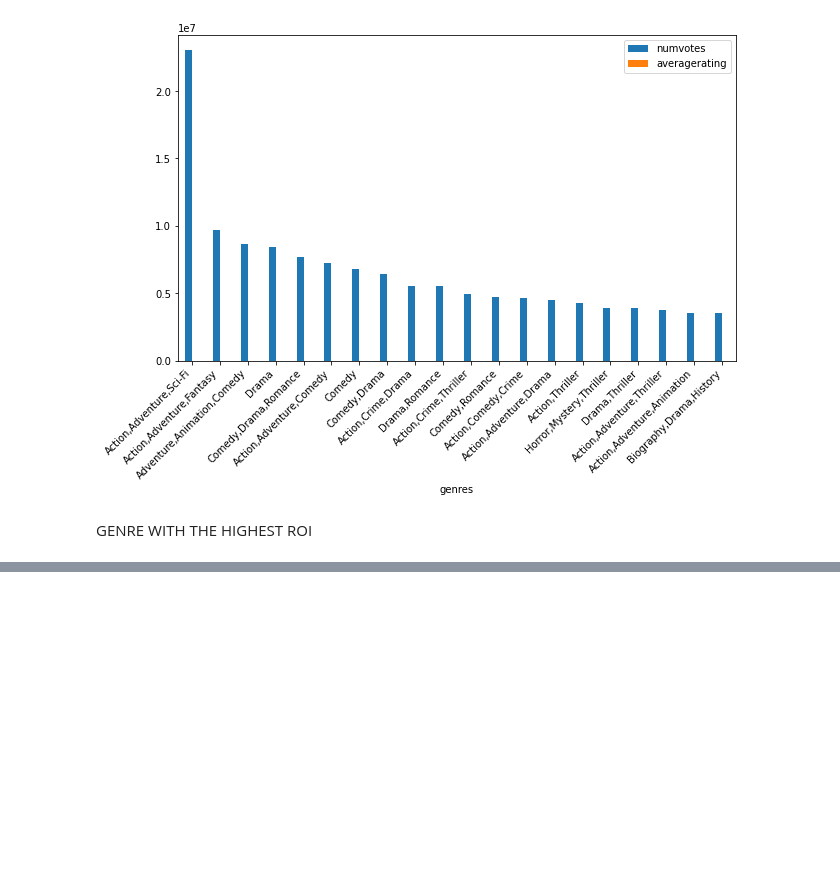
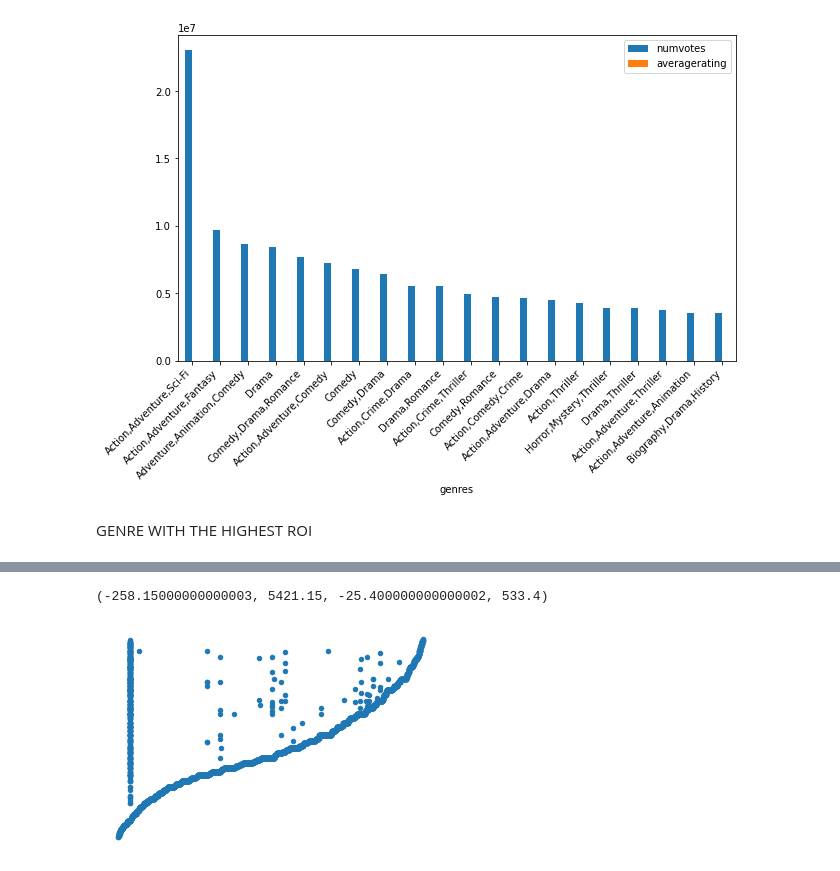
Before and after one commit to N-kioko/PHASE_1_PROJECT, a Jupyter notebook: index.ipynb, the cells around one changed output, grey strips where cells are left out. Cells and saved outputs as stored; diff of their text form; code cells hidden in the pictures; blank space fills up the shorter version.

```diff
--- a/index.ipynb
+++ b/index.ipynb
@@ -306,0 +252,7 @@ Movies_genresdf
+# %%
+import matplotlib.pyplot as plt
+Scatter_plot =budgetsdf.plot.scatter( x="domestic_gross", y="production_budget",);
+plt.axis("off")
+# %% [output]
+(-258.15000000000003, 5421.15, -25.400000000000002, 533.4)
+[figure, added]
```
Also changed, not shown: parts of 17 cells of this notebook.
